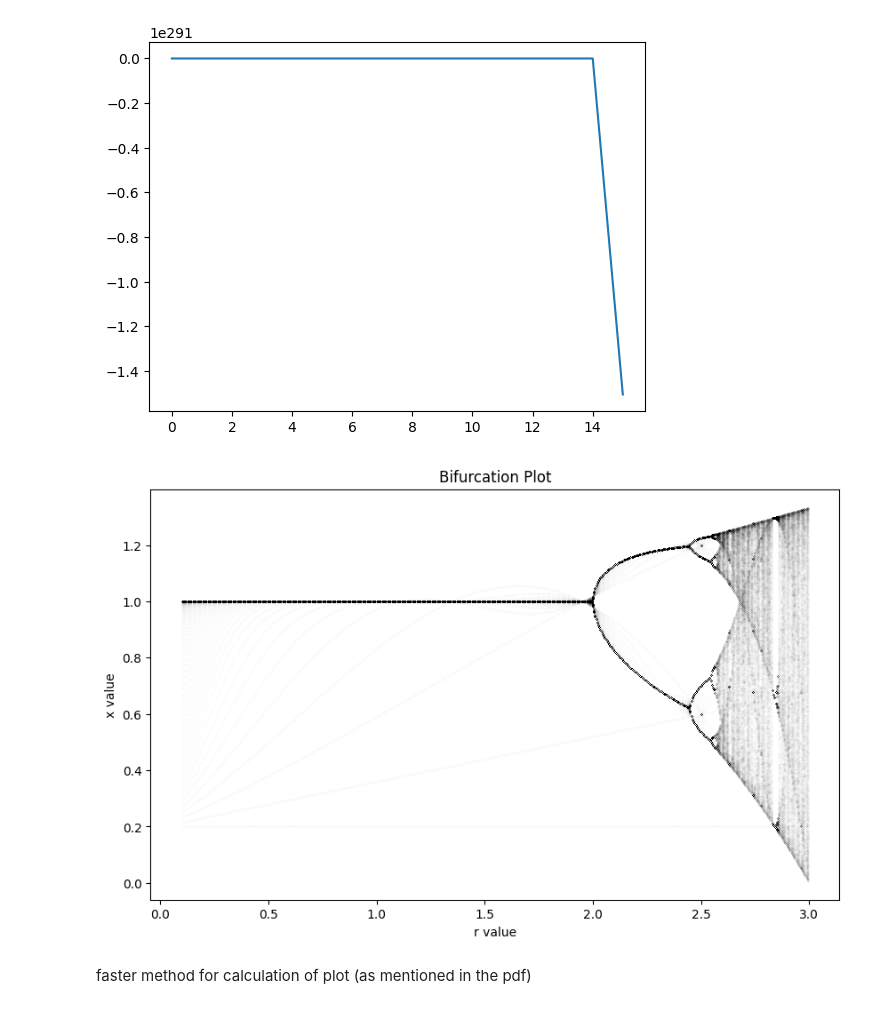
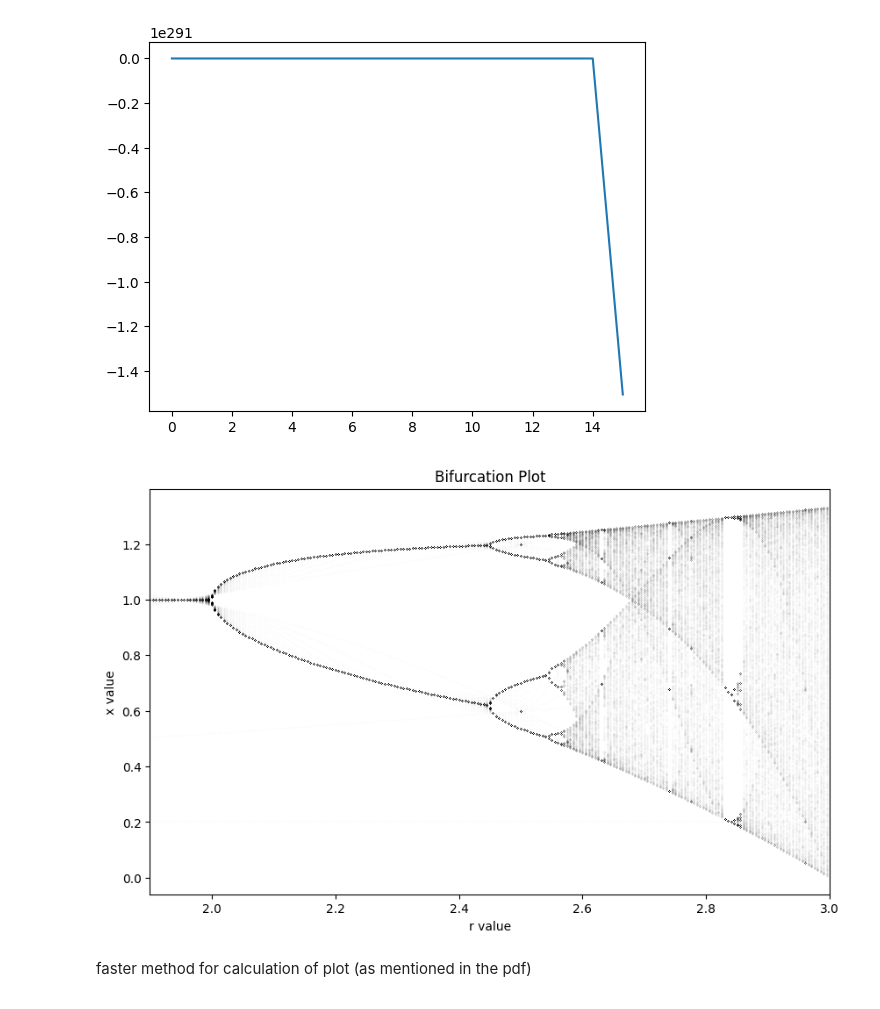
Before and after one commit to AtharvSuryawanshi/Computational-Physics, a Jupyter notebook: Suryawanshi_Atharv_HW1.ipynb, the cells around one changed output. Drawn from its saved outputs; the diff is of its cells as text; code cells hidden in the pictures.

```diff
--- a/Suryawanshi_Atharv_HW1.ipynb
+++ b/Suryawanshi_Atharv_HW1.ipynb
@@ -55,9 +56,12 @@ Difference of altitude between the two orbits is 82.175 km
 # %%
 def polar_coords(x, y):
     r = (x**2 + y**2)**0.5
-    theta = np.arctan(y/x)*180.0/np.pi
+    theta = np.arctan2(y, x)*180.0/np.pi
+    if theta < 0:
+        theta += 360
     return r, theta
 
-r, theta = polar_coords(1,2)
-print(f"Polar coordinates of (1,2) are {(r, theta)}")
+x, y = 1, -0.0001
+r, theta = polar_coords(x,y)
+print(f"Polar coordinates of {(x,y)} are {(r, theta)}")
 # %% [output]
@@ -406,20 +428,21 @@ plt.show()
 # %%
 # r-x plots
 r_values = np.arange(0.1, 3, 0.005)
 x_points = np.zeros((len(r_values), 1000))
 for i, r in enumerate(r_values):
     x_points[i,:] = chaos_fn(r, 0.2, 1000)
 
 plt.figure(figsize=(10,6))
 plt.title("Bifurcation Plot")
 plt.xlabel("r value")
 plt.ylabel("x value")
+plt.xlim(1.9, 3)
 plt.ylabel
 for i, r in enumerate(r_values):
     plt.scatter([r] * 1000, x_points[i, :], color="black", alpha=0.2, marker='.', s=0.01)
 plt.show()
 # %% [output]
-[figure, old version]
+[figure, new version]
 # %% [markdown]
 faster method for calculation of plot (as mentioned in the pdf)
 # %%
```
Also changed, not shown: parts of 16 cells of this notebook.
